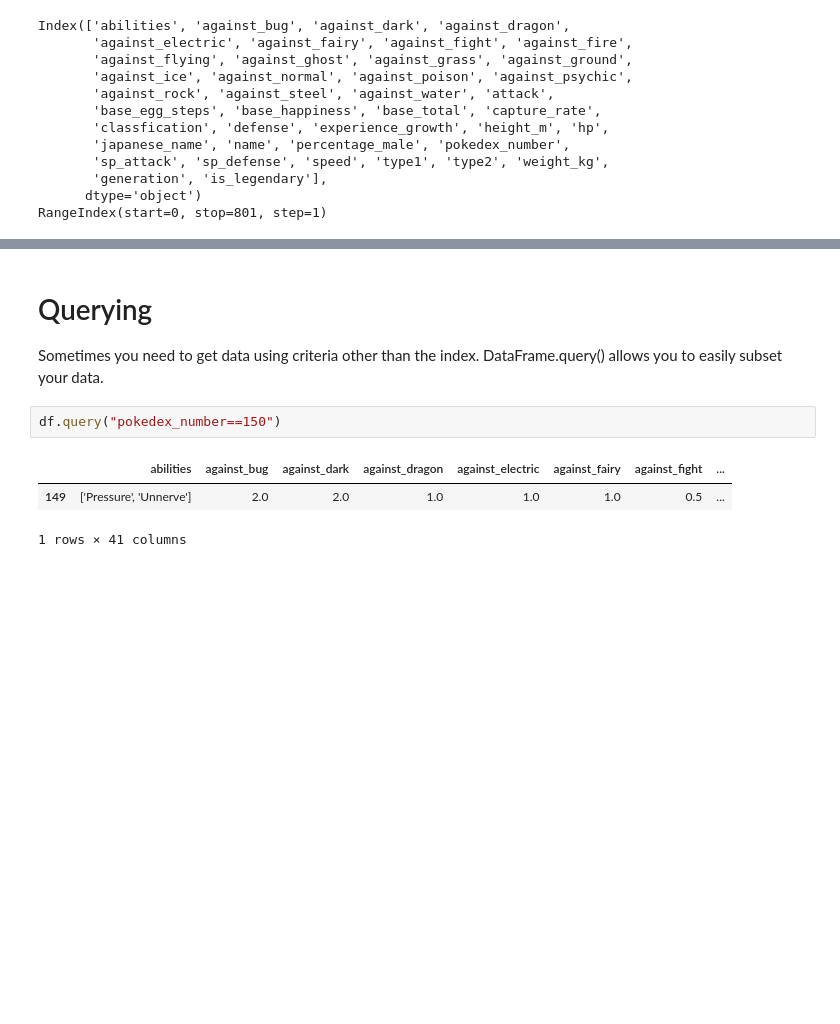
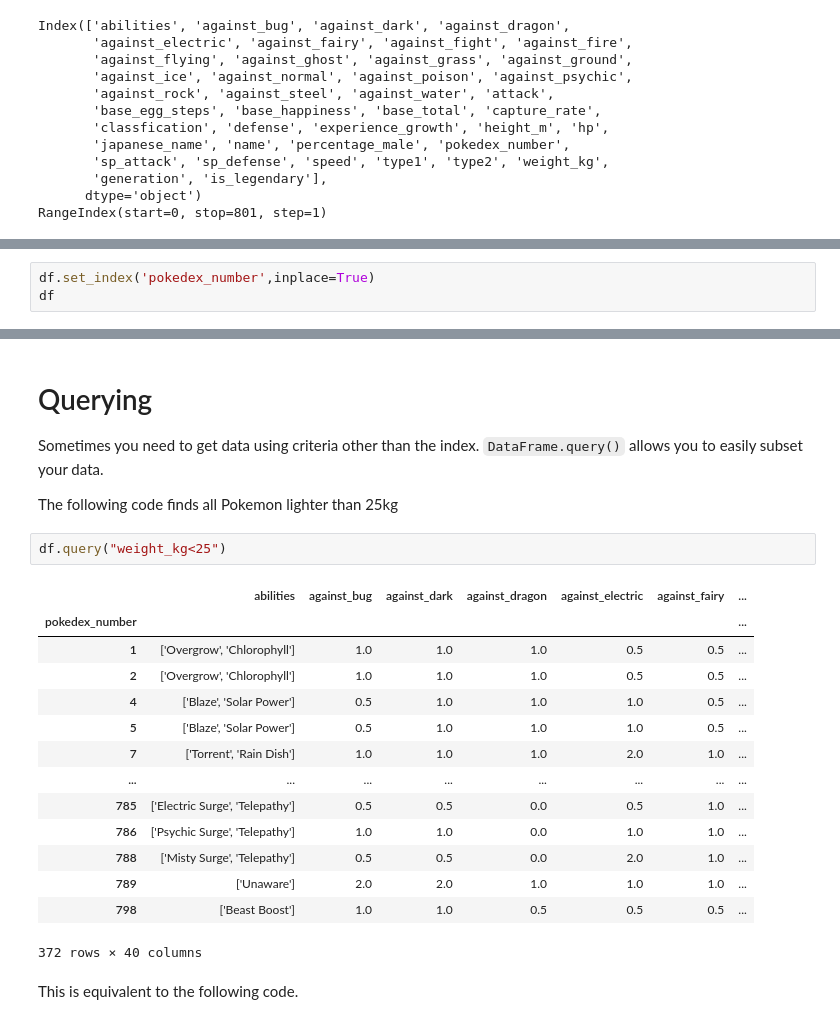
Before and after one commit to iancwm/python_crash_course, a Jupyter notebook: Pandas EDA.ipynb, the cells around one changed output, grey strips where cells are left out. Saved outputs shown, nothing was run; the diff lists cells and outputs as text; blank space fills up the shorter version.

```diff
--- a/Pandas EDA.ipynb
+++ b/Pandas EDA.ipynb
@@ -112,0 +121,3 @@ RangeIndex(start=0, stop=801, step=1)
+# %%
+df.set_index('pokedex_number',inplace=True)
+df
@@ -113,10 +139,25 @@ RangeIndex(start=0, stop=801, step=1)
 # %% [markdown]
 # Querying
 
-Sometimes you need to get data using criteria other than the index. DataFrame.query() allows you to easily subset your data.
+Sometimes you need to get data using criteria other than the index. `DataFrame.query()` allows you to easily subset your data.
+
+The following code finds all Pokemon lighter than 25kg
 # %%
-df.query("pokedex_number==150")
+df.query("weight_kg<25")
 # %% [output]
-|  | abilities | against_bug | against_dark | against_dragon | against_electric | against_fairy | against_fight | ... |
-| 149 | ['Pressure', 'Unnerve'] | 2.0 | 2.0 | 1.0 | 1.0 | 1.0 | 0.5 | ... |
+|  | abilities | against_bug | against_dark | against_dragon | against_electric | against_fairy | ... |
+| pokedex_number |  |  |  |  |  |  | ... |
+| 1 | ['Overgrow', 'Chlorophyll'] | 1.0 | 1.0 | 1.0 | 0.5 | 0.5 | ... |
+| 2 | ['Overgrow', 'Chlorophyll'] | 1.0 | 1.0 | 1.0 | 0.5 | 0.5 | ... |
+| 4 | ['Blaze', 'Solar Power'] | 0.5 | 1.0 | 1.0 | 1.0 | 0.5 | ... |
+| 5 | ['Blaze', 'Solar Power'] | 0.5 | 1.0 | 1.0 | 1.0 | 0.5 | ... |
+| 7 | ['Torrent', 'Rain Dish'] | 1.0 | 1.0 | 1.0 | 2.0 | 1.0 | ... |
+| ... | ... | ... | ... | ... | ... | ... | ... |
+| 785 | ['Electric Surge', 'Telepathy'] | 0.5 | 0.5 | 0.0 | 0.5 | 1.0 | ... |
+| 786 | ['Psychic Surge', 'Telepathy'] | 1.0 | 1.0 | 0.0 | 1.0 | 1.0 | ... |
+| 788 | ['Misty Surge', 'Telepathy'] | 0.5 | 0.5 | 0.0 | 2.0 | 1.0 | ... |
+| 789 | ['Unaware'] | 2.0 | 2.0 | 1.0 | 1.0 | 1.0 | ... |
+| 798 | ['Beast Boost'] | 1.0 | 1.0 | 0.5 | 0.5 | 0.5 | ... |
-1 rows × 41 columns
+372 rows × 40 columns
+# %% [markdown]
+This is equivalent to the following code.
```
Also changed, not shown: parts of 27 cells of this notebook.
